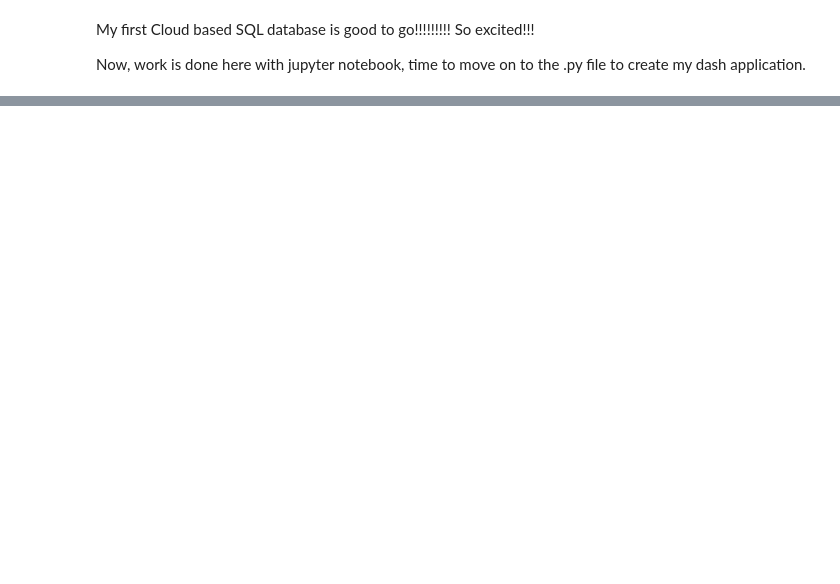
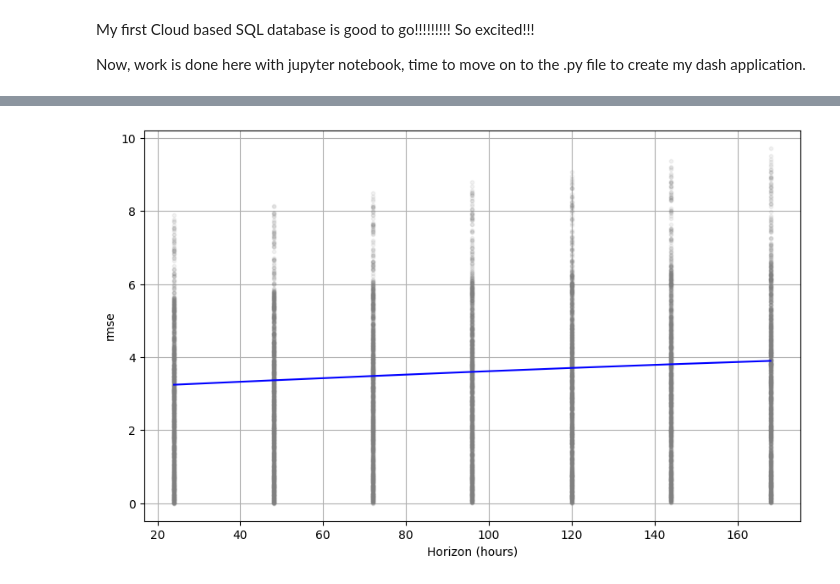
Before and after one commit to DericMei/BodyWeightApplication, a Jupyter notebook: Project Code.ipynb, the cells around one changed output, grey strips where cells are left out. Cells and saved outputs as stored; diff of their text form; code cells hidden in the pictures; blank space fills up the shorter version.

```diff
--- a/Project Code.ipynb
+++ b/Project Code.ipynb
@@ -343,0 +564,4 @@ Now, work is done here with jupyter notebook, time to move on to the .py file to
+# %%
+# Calculate performance metrics
+df_p = performance_metrics(df_cv)
+print(df_p.head(20))
@@ -343,0 +594,22 @@ Now, work is done here with jupyter notebook, time to move on to the .py file to
+# %%
+# Grid Search Cross Validation
+# Define the parameter grid
+param_grid = {
+    'changepoint_prior_scale': [0.01, 0.1, 0.5],
+    'seasonality_prior_scale': [0.1, 1.0, 10.0],
+}
+
+# Generate all combinations of parameters
+all_params = [dict(zip(param_grid.keys(), v)) for v in product(*param_grid.values())]
+mae_scores = []  # Store the MAE scores for each set of parameters
+
+# Use historical data for cross-validation
+for params in all_params:
+    model = Prophet(**params).fit(df_prophet)  # Fit model with given params
+    df_cv = cross_validation(model, initial='730 days', period='180 days', horizon='365 days')
+    df_p = performance_metrics(df_cv, rolling_window=1)
+    mae_scores.append(df_p['mae'].values[0])  # Store MAE
+
+# Find the best parameters
+best_params = all_params[np.argmin(mae_scores)]
+print(best_params)
@@ -343,0 +746,4 @@ Now, work is done here with jupyter notebook, time to move on to the .py file to
+# %%
+# Create a DataFrame with 'ds' and 'y' columns
+df_prophet = df_1.reset_index().rename(columns={'date': 'ds', 'weight': 'y'})
+df_prophet['cap'] = 95
@@ -343,0 +824,10 @@ Now, work is done here with jupyter notebook, time to move on to the .py file to
+# %%
+model = Prophet(**best_params)
+# Add custom seasonalities
+model.add_seasonality(name='monthly', period=30.5, fourier_order=2)
+model.add_seasonality(name='quarterly', period=91.25, fourier_order=3)
+model.add_seasonality(name='biannual', period=365.25 / 2, fourier_order=5)
+# fit the model
+model.fit(df_prophet)
+# Perform cross-validation
+df_cv = cross_validation(model, initial='730 days', period='1 days', horizon='7 days')
@@ -343,0 +854,6 @@ Now, work is done here with jupyter notebook, time to move on to the .py file to
+# %%
+# Plot a performance metric, e.g., RMSE
+fig = plot_cross_validation_metric(df_cv, metric='rmse')
+plt.show()
+# %% [output]
+[figure, added]
```
Also changed, not shown: parts of 40 cells of this notebook, 8 other files.
